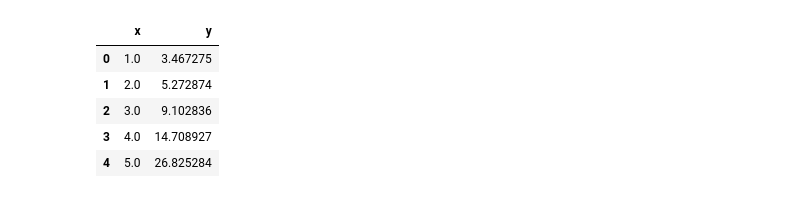
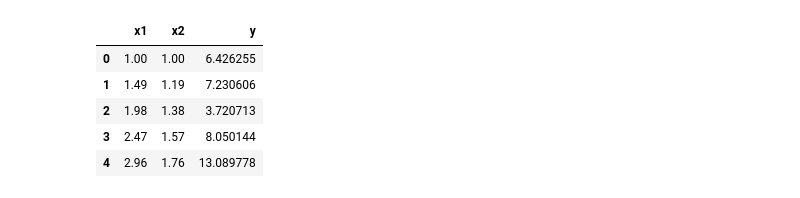
Before and after one commit to OmerTurk1/ML-From-Scratch, a Jupyter notebook: PolynomialFeatures.ipynb, the cells around one changed output. Cells and saved outputs as stored; diff of their text form; code cells hidden in the pictures.

```diff
--- a/PolynomialFeatures.ipynb
+++ b/PolynomialFeatures.ipynb
@@ -74,17 +78,19 @@ class PolynomialFeatures:
     weights = pd.Series(self.Q, index=self.data_columns)
     return weights
 # %%
-x = np.linspace(1,50,50)
-y = x ** 2 + np.random.uniform(-5,5, 50)
+x1 = np.linspace(1,50,101)
+x2 = np.linspace(1,20,101)
+y = x1 ** 2 + x2 ** 3 + np.random.uniform(-5,5, 101)
 df = pd.DataFrame({
-    "x":x,
+    "x1":x1,
+    "x2":x2,
     "y":y
 })
 df.head()
 # %% [output]
-|  | x | y |
-| 0 | 1.0 | 3.467275 |
-| 1 | 2.0 | 5.272874 |
-| 2 | 3.0 | 9.102836 |
-| 3 | 4.0 | 14.708927 |
-| 4 | 5.0 | 26.825284 |
+|  | x1 | x2 | y |
+| 0 | 1.00 | 1.00 | 6.426255 |
+| 1 | 1.49 | 1.19 | 7.230606 |
+| 2 | 1.98 | 1.38 | 3.720713 |
+| 3 | 2.47 | 1.57 | 8.050144 |
+| 4 | 2.96 | 1.76 | 13.089778 |
```
Also changed, not shown: parts of 14 cells of this notebook.
